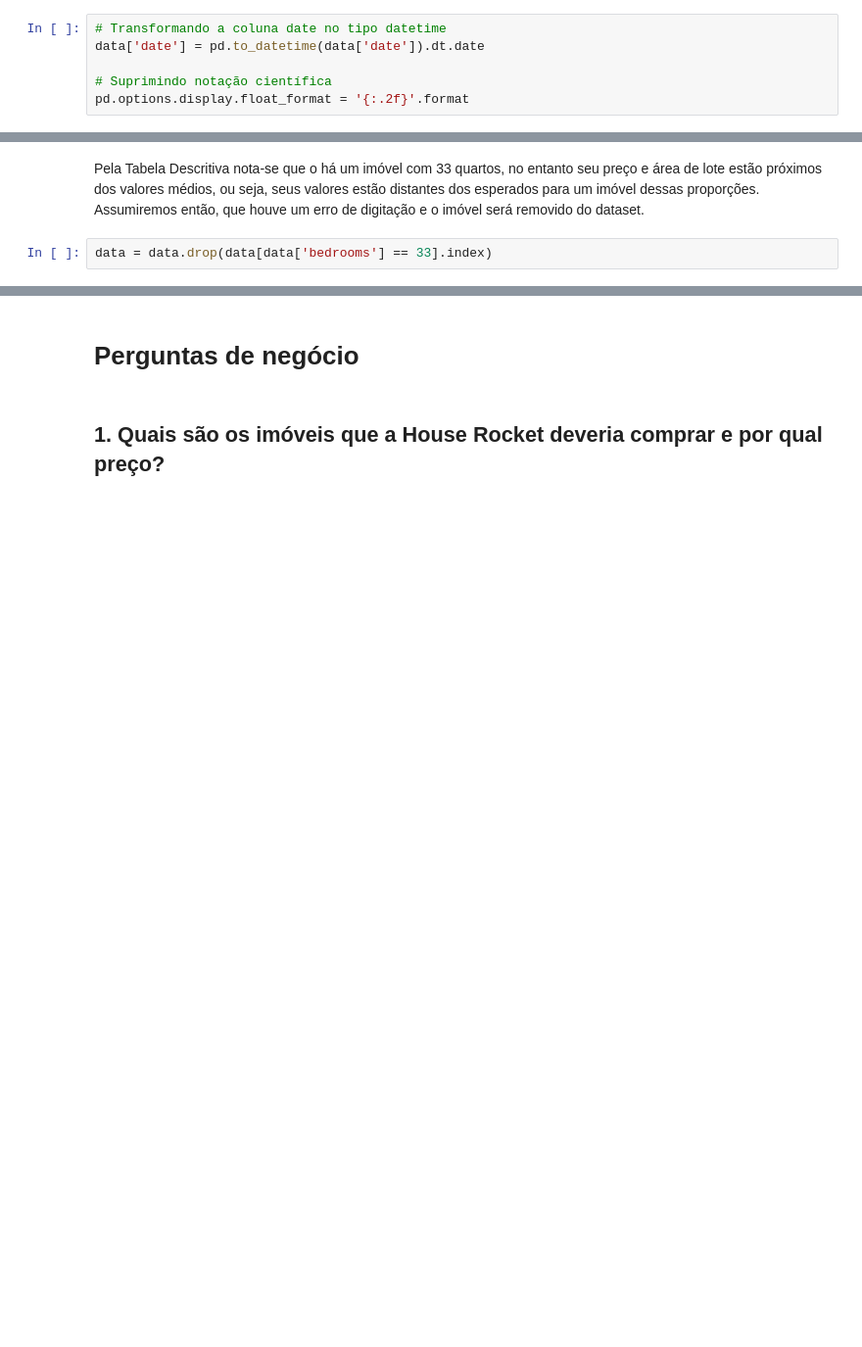
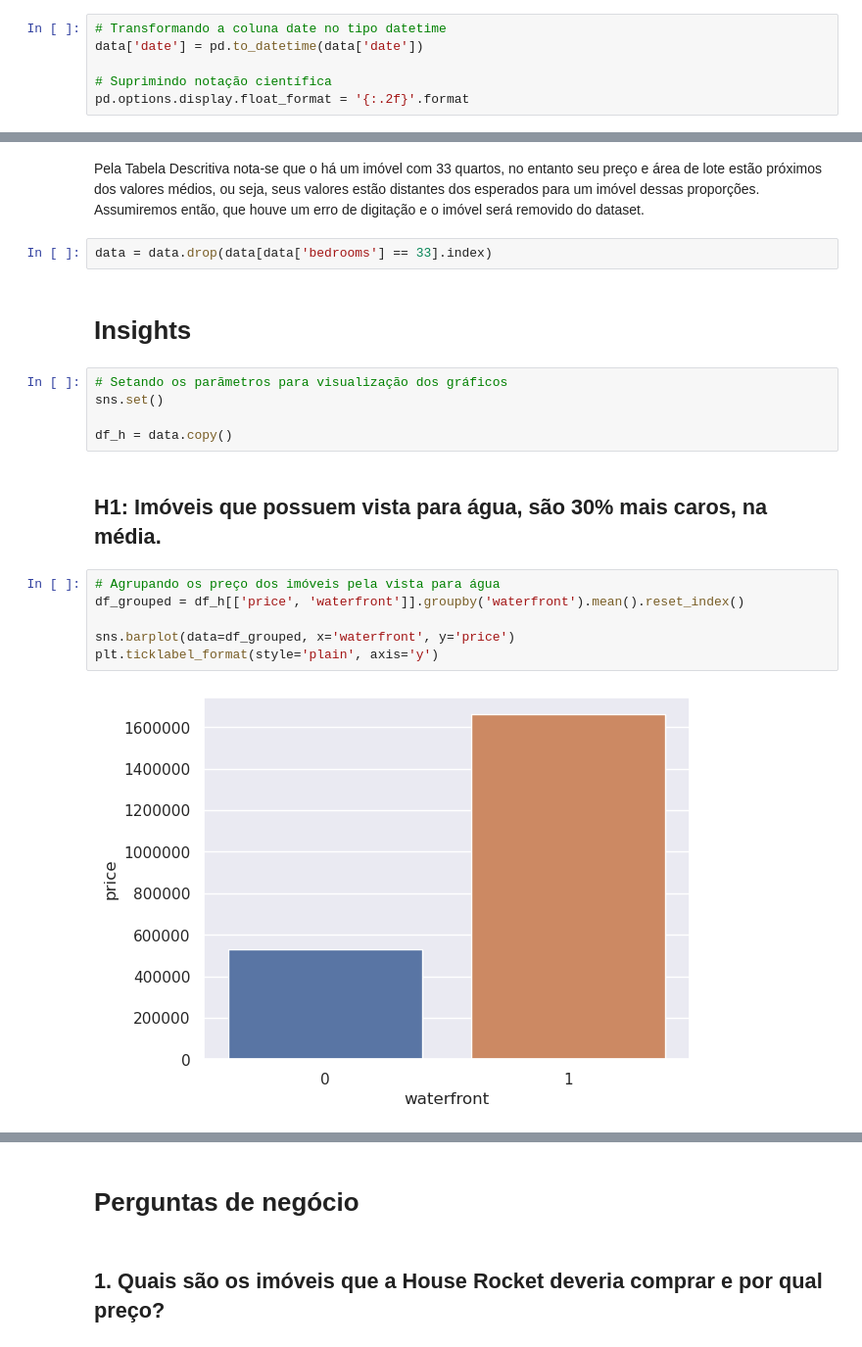
Before and after one commit to matheusventurads/house-rocket, a Jupyter notebook: insights_rocket.ipynb, the cells around one changed output, grey strips where cells are left out. Shown: that part at 98% size. Drawn from its saved outputs; the diff is of its cells as text; blank space fills up the shorter version.

```diff
--- a/insights_rocket.ipynb
+++ b/insights_rocket.ipynb
@@ -66,7 +69,7 @@ dtype: object
 # Transformação dos dados
 # %%
 # Transformando a coluna date no tipo datetime
-data['date'] = pd.to_datetime(data['date']).dt.date
+data['date'] = pd.to_datetime(data['date'])
 
 # Suprimindo notação científica
 pd.options.display.float_format = '{:.2f}'.format
@@ -122,3 +125,20 @@ Pela Tabela Descritiva nota-se que o há um imóvel com 33 quartos, no entanto s
 Assumiremos então, que houve um erro de digitação e o imóvel será removido do dataset.
 # %%
 data = data.drop(data[data['bedrooms'] == 33].index)
+# %% [markdown]
+# Insights
+# %%
+# Setando os parãmetros para visualização dos gráficos
+sns.set()
+
+df_h = data.copy()
+# %% [markdown]
+## H1: Imóveis que possuem vista para água, são 30% mais caros, na média.
+# %%
+# Agrupando os preço dos imóveis pela vista para água
+df_grouped = df_h[['price', 'waterfront']].groupby('waterfront').mean().reset_index()
+
+sns.barplot(data=df_grouped, x='waterfront', y='price')
+plt.ticklabel_format(style='plain', axis='y')
+# %% [output]
+[figure, added]
```
Also changed, not shown: parts of 31 cells of this notebook, 4 other files.
